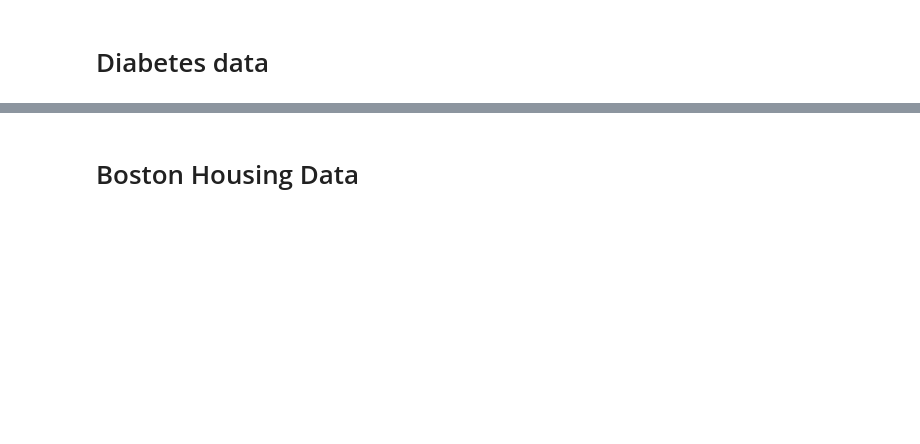
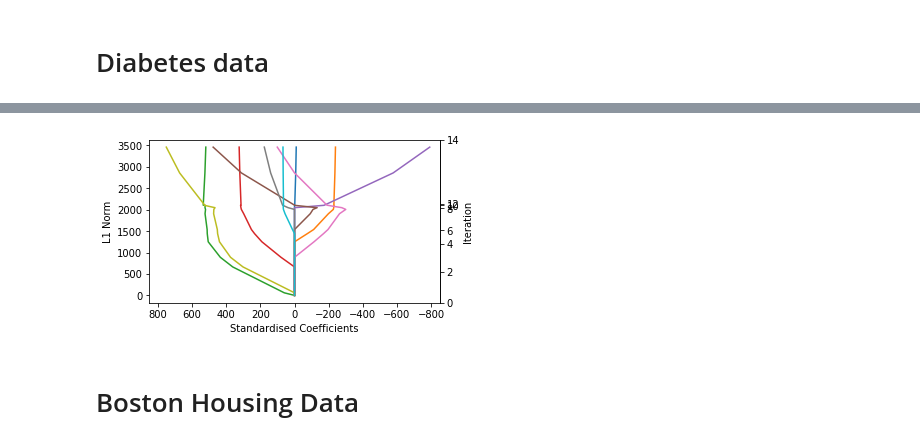
Before and after one commit to liuchbryan/statml, a Jupyter notebook: M3/DASSO.ipynb, the cells around one changed output, grey strips where cells are left out. Saved outputs shown, nothing was run; the diff lists cells and outputs as text; code cells hidden in the pictures; blank space fills up the shorter version.

```diff
--- a/M3/DASSO.ipynb
+++ b/M3/DASSO.ipynb
@@ -300,4 +319,27 @@ dasso.fit(X_diabetes, y_diabetes)
 Iteration 14: ||c||_inf = 1.6868728636154628e-12
+# %%
+betas_diabetes = dasso_diabetes.get_params()['betas']
+
+def norm_to_index(x):
+    return np.interp(x, np.linalg.norm(betas_diabetes, 1, 1), range(0, len(betas_diabetes)))
+
+def index_to_norm(x):
+    return np.interp(x, range(0, len(betas_diabetes)), np.linalg.norm(betas_diabetes, 1, 1))
+
+fig, ax1 = plt.subplots(1, figsize=(5.2, 3))
+
+ax1.plot(betas_diabetes, np.linalg.norm(betas_diabetes, 1, 1))
+ax1.set_xlim(850, -850)
+ax1.set_ylabel("L1 Norm")
+ax1.set_xlabel("Standardised Coefficients")
+
+ax2 = ax1.secondary_yaxis('right', functions=(norm_to_index, index_to_norm))
+ax2.set_ylabel('Iteration')
+
+fig.savefig('../coefficient_paths_diabetes.pdf',
+            bbox_inches='tight', transparent=True)
+# %% [output]
+[figure, added]
 # %% [markdown]
 # Boston Housing Data
 # %%
```
Also changed, not shown: parts of 8 cells of this notebook, 2 other files.
